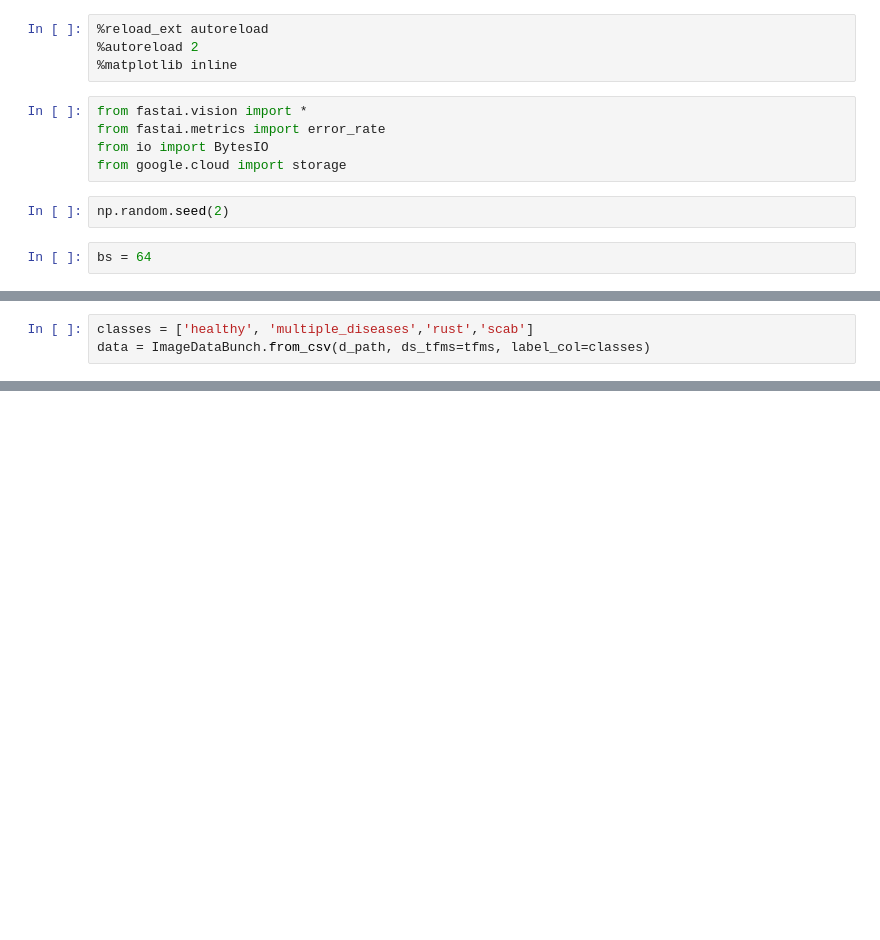
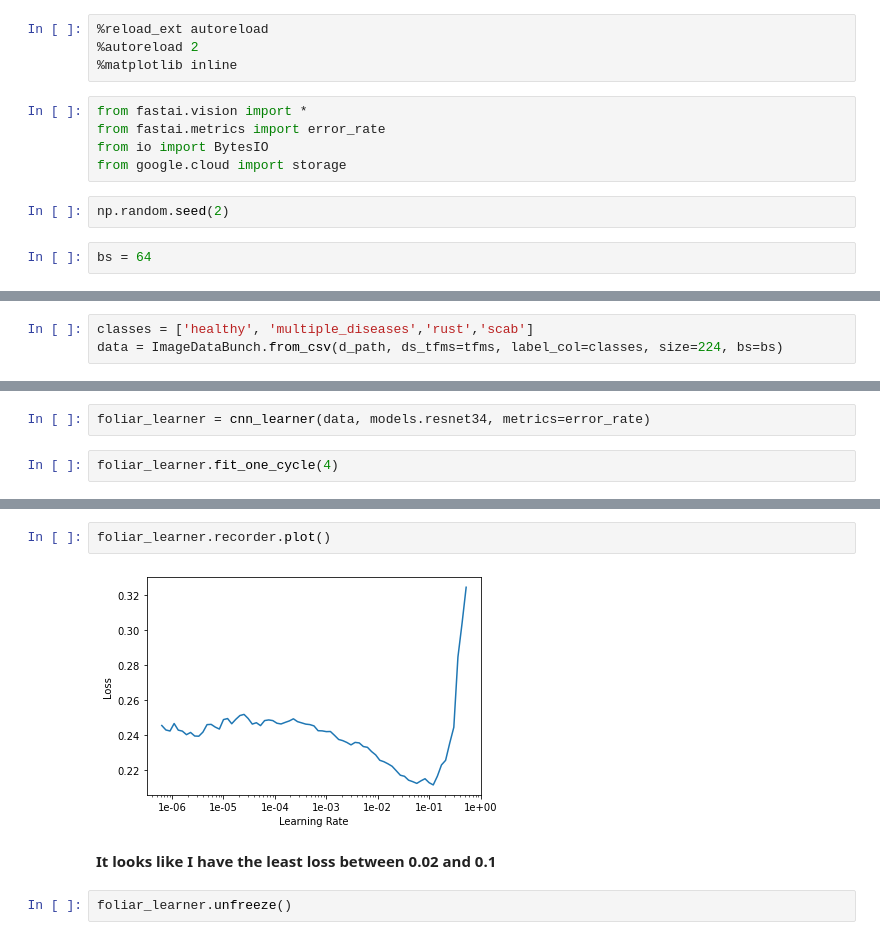
Before and after one commit to wcneill/kaggle, a Jupyter notebook: foliar/foliar_fastai.ipynb, the cells around one changed output, grey strips where cells are left out. Drawn from its saved outputs; the diff is of its cells as text; blank space fills up the shorter version.

```diff
--- a/foliar/foliar_fastai.ipynb
+++ b/foliar/foliar_fastai.ipynb
@@ -27,5 +27,5 @@ pd.read_csv(d_path/'labels.csv').head()
 # %%
 classes = ['healthy', 'multiple_diseases','rust','scab']
-data = ImageDataBunch.from_csv(d_path, ds_tfms=tfms, label_col=classes)
+data = ImageDataBunch.from_csv(d_path, ds_tfms=tfms, label_col=classes, size=224, bs=bs)
 # %%
 data.show_batch(rows=6, figsize=(15,15))
@@ -34,0 +34,4 @@ len()
+# %%
+foliar_learner = cnn_learner(data, models.resnet34, metrics=error_rate)
+# %%
+foliar_learner.fit_one_cycle(4)
@@ -34,0 +57,8 @@ len()
+# %%
+foliar_learner.recorder.plot()
+# %% [output]
+[figure, added]
+# %% [markdown]
+__It looks like I have the least loss between 0.02 and 0.1__
+# %%
+foliar_learner.unfreeze()
```
Also changed, not shown: parts of 11 cells of this notebook.
